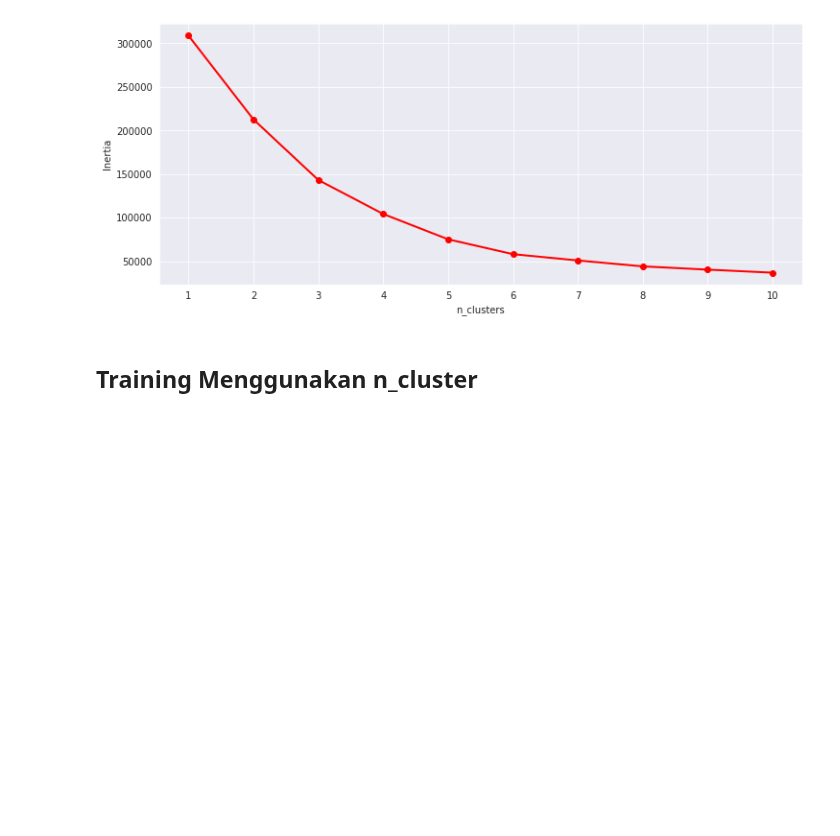
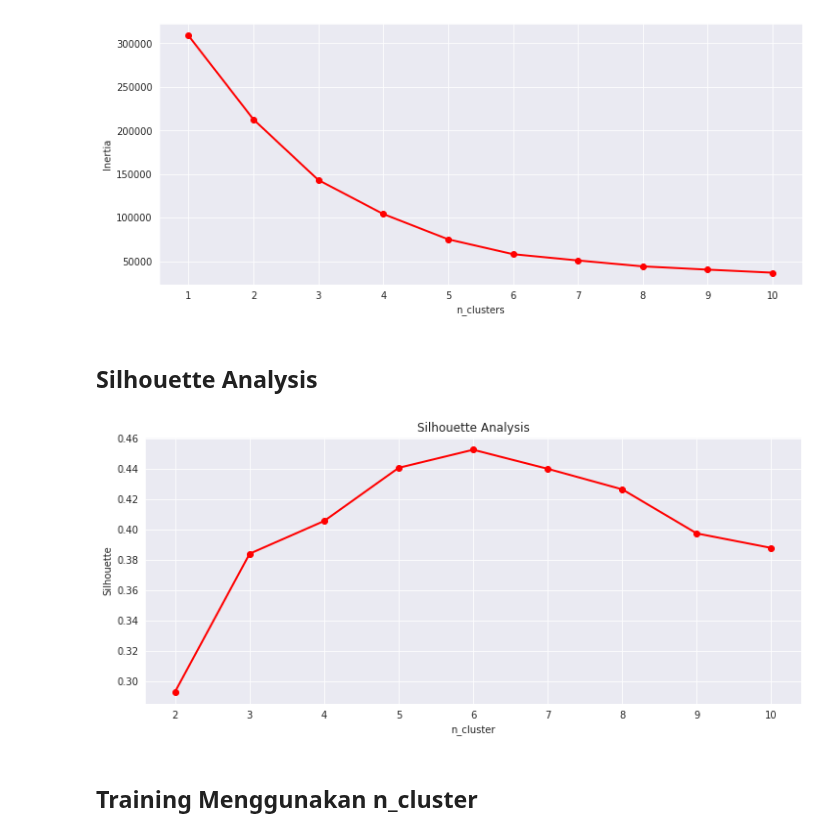
Before and after one commit to ilham-mukti/Machine-Learning, a Jupyter notebook: clustering/Latihan_Clustering_Mall_Customers_dan_EDA.ipynb, the cells around one changed output. Cells and saved outputs as stored; diff of their text form; code cells hidden in the pictures; blank space fills up the shorter version.

```diff
--- a/clustering/Latihan_Clustering_Mall_Customers_dan_EDA.ipynb
+++ b/clustering/Latihan_Clustering_Mall_Customers_dan_EDA.ipynb
@@ -121,6 +121,25 @@ plt.ylabel("Inertia")
 plt.show();
 # %% [output]
 [figure]
+# %% [markdown]
+## Silhouette Analysis
+# %%
+score = []
+for k in range(2, 11):
+  kmeans = KMeans(n_clusters=k)
+  member = kmeans.fit_predict(X)
+  siluet = silhouette_score(X, member, metric='euclidean')
+  score.append(siluet)
+
+plt.figure(figsize=(12, 5))
+plt.plot(range(2, 11), score, linewidth=2, marker='o', color='red')
+plt.xticks(range(2,11))
+plt.title("Silhouette Analysis")
+plt.ylabel("Silhouette")
+plt.xlabel("n_cluster")
+plt.show();
+# %% [output]
+[figure, added]
 # %% [markdown]
 ## Training Menggunakan n_cluster
 # %%
```
